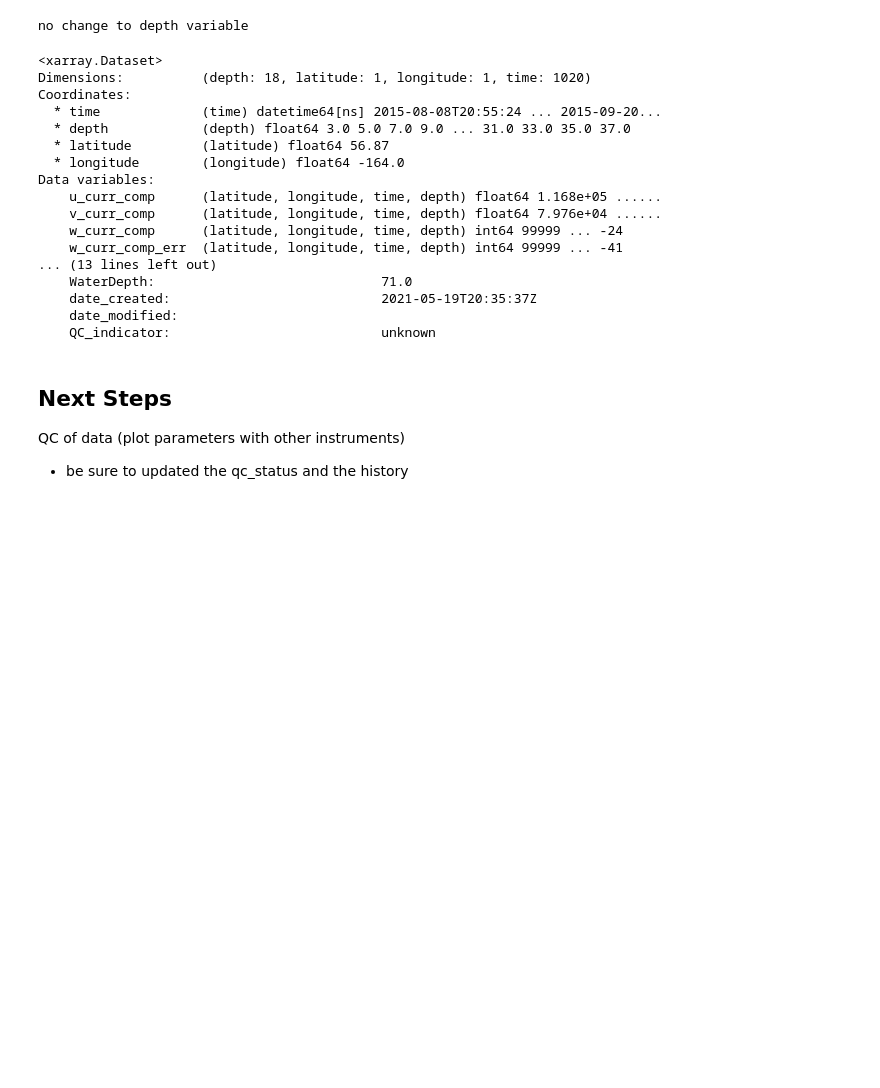
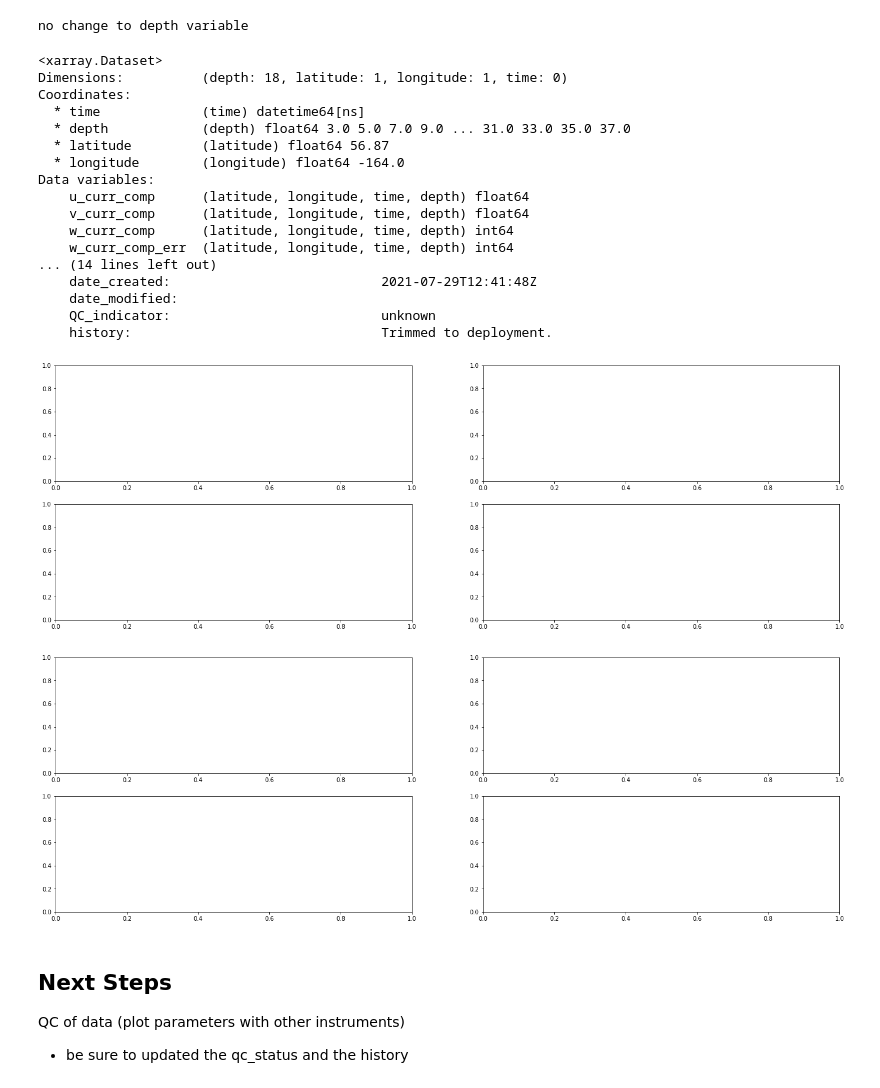
Before and after one commit to NOAA-PMEL/EcoFOCIpy, a Jupyter notebook: notebooks/EcoFOCIpy_adcp_example.ipynb, the cells around one changed output. Drawn from its saved outputs; the diff is of its cells as text; code cells hidden in the pictures; blank space fills up the shorter version.

```diff
--- a/notebooks/EcoFOCIpy_adcp_example.ipynb
+++ b/notebooks/EcoFOCIpy_adcp_example.ipynb
@@ -359,25 +358,48 @@ adcp_2D_nc.xarray2netcdf_save(xdf = adcp_2D_nc.get_xdf(),
 # %% [output]
 no change to depth variable
 # %%
-adcp_2D_nc.get_xdf()
+adcp_2D_nc.autotrim_time()
 # %% [output]
 <xarray.Dataset>
-Dimensions:          (depth: 18, latitude: 1, longitude: 1, time: 1020)
+Dimensions:          (depth: 18, latitude: 1, longitude: 1, time: 0)
 Coordinates:
-  * time             (time) datetime64[ns] 2015-08-08T20:55:24 ... 2015-09-20...
+  * time             (time) datetime64[ns]
   * depth            (depth) float64 3.0 5.0 7.0 9.0 ... 31.0 33.0 35.0 37.0
   * latitude         (latitude) float64 56.87
   * longitude        (longitude) float64 -164.0
 Data variables:
-    u_curr_comp      (latitude, longitude, time, depth) float64 1.168e+05 ......
-    v_curr_comp      (latitude, longitude, time, depth) float64 7.976e+04 ......
-    w_curr_comp      (latitude, longitude, time, depth) int64 99999 ... -24
-    w_curr_comp_err  (latitude, longitude, time, depth) int64 99999 ... -41
-... (13 lines left out)
-    WaterDepth:                             71.0
-    date_created:                           2021-05-19T20:35:37Z
+    u_curr_comp      (latitude, longitude, time, depth) float64
+    v_curr_comp      (latitude, longitude, time, depth) float64
+    w_curr_comp      (latitude, longitude, time, depth) int64
+    w_curr_comp_err  (latitude, longitude, time, depth) int64
+... (14 lines left out)
+    date_created:                           2021-07-29T12:41:48Z
     date_modified:
     QC_indicator:                           unknown
+    history:                                Trimmed to deployment.
+# %%
+#optional plotting
+
+fig, axes = plt.subplots(ncols=2, nrows=2, figsize=(24,8))
+try:
+    adcp_2D_nc.autotrim_time()['agc1'].T.plot(ax=axes[0,0])
+    adcp_2D_nc.autotrim_time()['agc2'].T.plot(ax=axes[0,1])
+    adcp_2D_nc.autotrim_time()['agc3'].T.plot(ax=axes[1,0])
+    adcp_2D_nc.autotrim_time()['agc4'].T.plot(ax=axes[1,1])
+except:
+    pass
+
+fig, axes = plt.subplots(ncols=2, nrows=2, figsize=(24,8))
+try:
+    adcp_2D_nc.autotrim_time()['u_curr_comp'].T.plot(ax=axes[0,0],vmin=0, vmax=500)
+    adcp_2D_nc.autotrim_time()['v_curr_comp'].T.plot(ax=axes[0,1],vmin=0, vmax=500)
+    adcp_2D_nc.autotrim_time()['w_curr_comp'].T.plot(ax=axes[1,0],vmin=0, vmax=500)
+    adcp_2D_nc.autotrim_time()['w_curr_comp_err'].T.plot(ax=axes[1,1],vmin=0, vmax=500)
+except:
+    pass
+# %% [output]
+[figure, added]
+[figure, added]
 # %% [markdown]
 ## Next Steps
 
```
Also changed, not shown: parts of 7 cells of this notebook, 11 other files.
